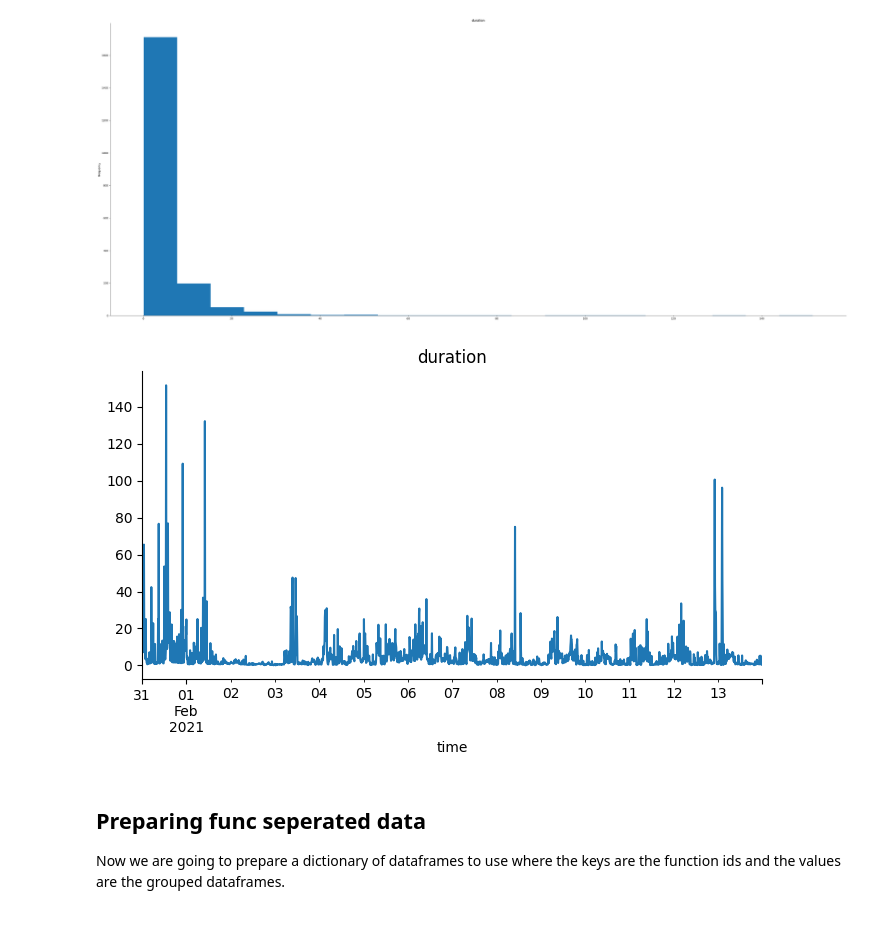
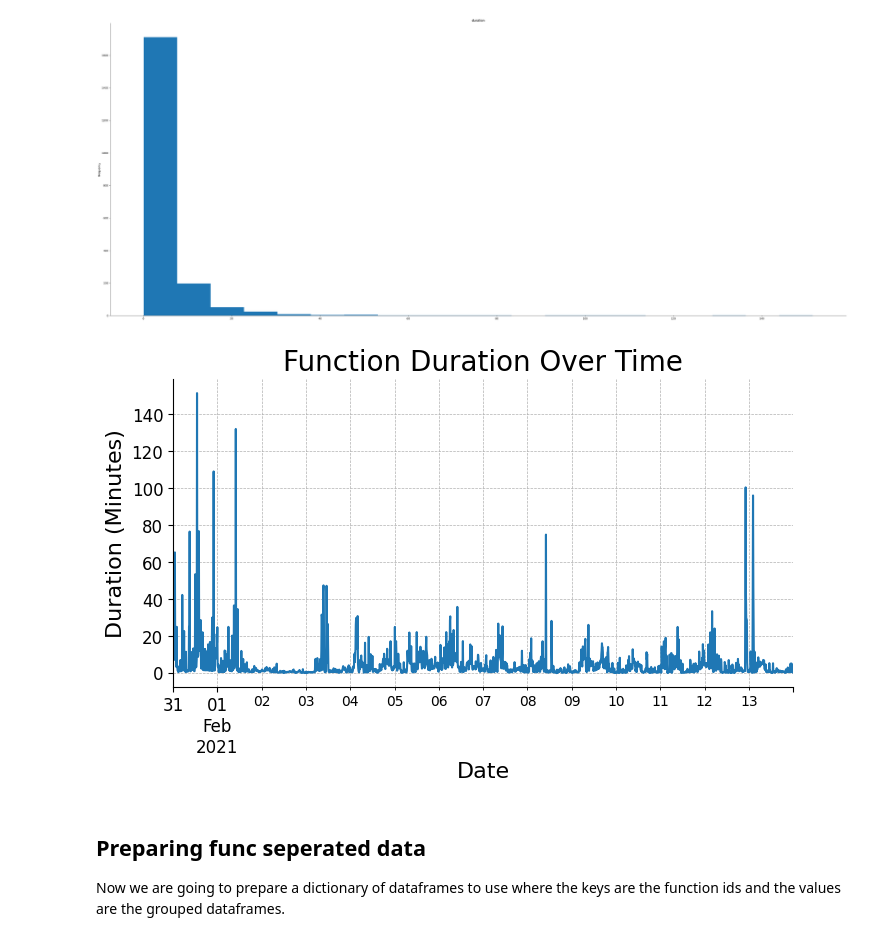
Before and after one commit to sweldensj2/coms6698_f24_final_project, a Jupyter notebook: coms6998_final_project.ipynb, the cells around one changed output. Drawn from its saved outputs; the diff is of its cells as text; code cells hidden in the pictures.

```diff
--- a/coms6998_final_project.ipynb
+++ b/coms6998_final_project.ipynb
@@ -164,11 +183,36 @@ resampled_df['duration'].plot(kind='hist', bins=20, title='duration')
 plt.gca().spines[['top', 'right',]].set_visible(False)
 # %% [output]
 [figure]
-# %%
-resampled_df['duration'].plot(kind='line', figsize=(8, 4), title='duration')
-plt.gca().spines[['top', 'right']].set_visible(False)
-# %% [output]
-[figure, removed]
+# %%
+# resampled_df['duration'].plot(kind='line', figsize=(8, 4), title='duration')
+# plt.gca().spines[['top', 'right']].set_visible(False)
+
+# import matplotlib.pyplot as plt
+
+# Plot the data
+resampled_df['duration'].plot(kind='line', figsize=(8, 4), title='Duration Over Time')
+
+# Customize the axes
+plt.xlabel('Date', fontsize=16)          # Set the x-axis label and font size
+plt.ylabel('Duration (Minutes)', fontsize=16)      # Set the y-axis label and font size
+
+# Customize the title
+plt.title('Function Duration Over Time', fontsize=20)  # Set the title and font size
+
+# Customize ticks
+plt.xticks(fontsize=12)  # Customize the font size of x-ticks
+plt.yticks(fontsize=12)  # Customize the font size of y-ticks
+
+# Add grid lines
+plt.grid(True, which='both', linestyle='--', linewidth=0.5)  # Add grid lines with custom style
+
+# Customize the spines
+plt.gca().spines[['top', 'right']].set_visible(False)  # Hide the top and right spines
+
+# Show the plot
+plt.show()
+# %% [output]
+[figure, added]
 # %%
 # Save the duration dataframe to an output csv:
 # resampled_df.to_csv("/content/drive/MyDrive/AzureFunctionsInvocationTraceForTwoWeeksJan2021_resampled.csv", index=True)
```
Also changed, not shown: parts of 25 cells of this notebook.
